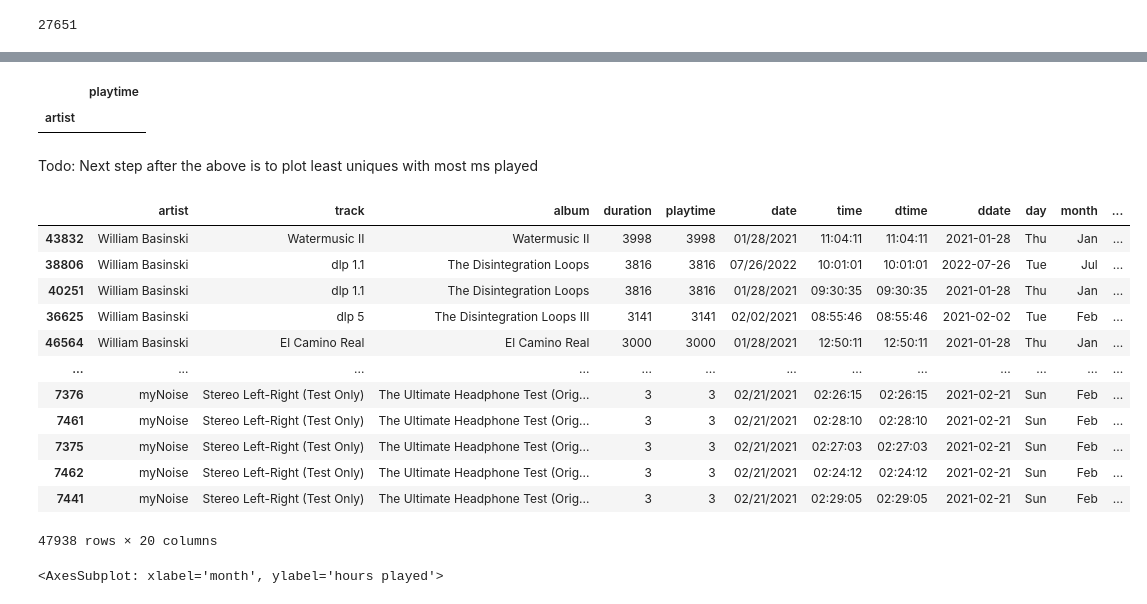
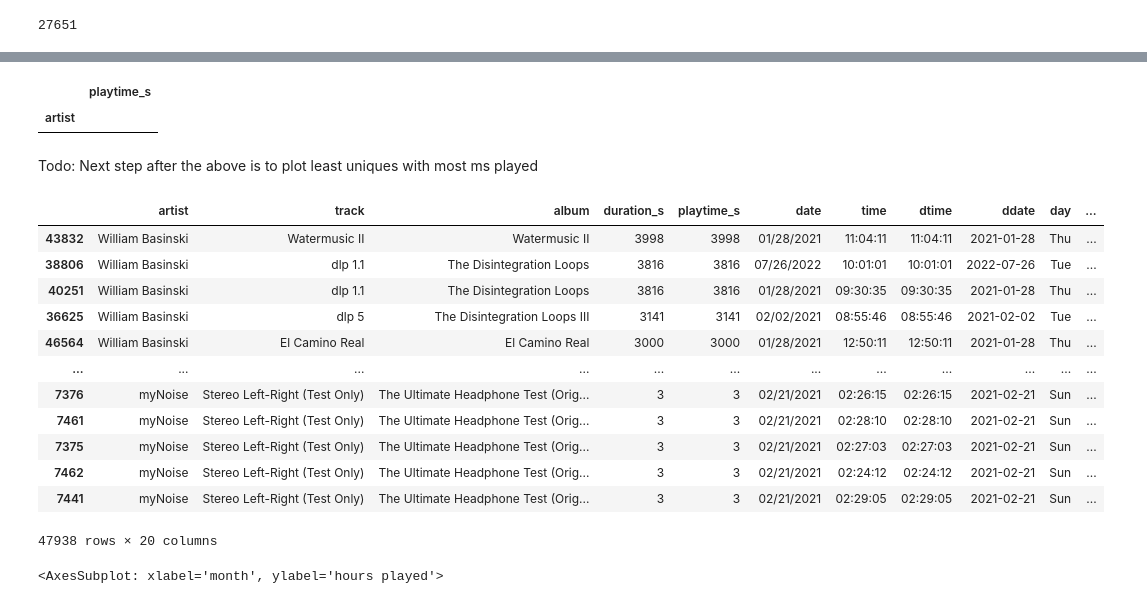
Before and after one commit to mmmuir/CL_DA2, a Jupyter notebook: spotipy_analysis.ipynb, the cells around one changed output, grey strips where cells are left out. Cells and saved outputs as stored; diff of their text form; code cells hidden in the pictures.

```diff
--- a/spotipy_analysis.ipynb
+++ b/spotipy_analysis.ipynb
@@ -381,8 +381,8 @@ Name: playtime, Length: 4193, dtype: int64
 # %%
 # Artists with 10 or less songs played that I've heard more than an hour of. Indicative of artists I should explore more of.
-pivot_artist_time.query("playtime > 3600000").query("artist in @unique_export")
+pivot_artist_time.query("playtime_s > 3600000").query("artist in @unique_export")
 # %% [output]
-|  | playtime |
+|  | playtime_s |
 | artist |  |
 # %% [markdown]
 Todo: Next step after the above is to plot least uniques with most ms played
@@ -400,19 +400,19 @@ pivot_artist_time["playtime"] = pivot_artist_time["playtime"].apply(format_td)
 # %%
 # Show longest songs
-no_skip_df.sort_values(by="playtime", axis=0, ascending=False)
+no_skip_df.sort_values(by="playtime_s", axis=0, ascending=False)
 # %% [output]
-|  | artist | track | album | duration | playtime | date | time | dtime | ddate | day | month | ... |
-| 43832 | William Basinski | Watermusic II | Watermusic II | 3998 | 3998 | 01/28/2021 | 11:04:11 | 11:04:11 | 2021-01-28 | Thu | Jan | ... |
-| 38806 | William Basinski | dlp 1.1 | The Disintegration Loops | 3816 | 3816 | 07/26/2022 | 10:01:01 | 10:01:01 | 2022-07-26 | Tue | Jul | ... |
-| 40251 | William Basinski | dlp 1.1 | The Disintegration Loops | 3816 | 3816 | 01/28/2021 | 09:30:35 | 09:30:35 | 2021-01-28 | Thu | Jan | ... |
-| 36625 | William Basinski | dlp 5 | The Disintegration Loops III | 3141 | 3141 | 02/02/2021 | 08:55:46 | 08:55:46 | 2021-02-02 | Tue | Feb | ... |
-| 46564 | William Basinski | El Camino Real | El Camino Real | 3000 | 3000 | 01/28/2021 | 12:50:11 | 12:50:11 | 2021-01-28 | Thu | Jan | ... |
-| ... | ... | ... | ... | ... | ... | ... | ... | ... | ... | ... | ... | ... |
-| 7376 | myNoise | Stereo Left-Right (Test Only) | The Ultimate Headphone Test (Orig... | 3 | 3 | 02/21/2021 | 02:26:15 | 02:26:15 | 2021-02-21 | Sun | Feb | ... |
-| 7461 | myNoise | Stereo Left-Right (Test Only) | The Ultimate Headphone Test (Orig... | 3 | 3 | 02/21/2021 | 02:28:10 | 02:28:10 | 2021-02-21 | Sun | Feb | ... |
-| 7375 | myNoise | Stereo Left-Right (Test Only) | The Ultimate Headphone Test (Orig... | 3 | 3 | 02/21/2021 | 02:27:03 | 02:27:03 | 2021-02-21 | Sun | Feb | ... |
-| 7462 | myNoise | Stereo Left-Right (Test Only) | The Ultimate Headphone Test (Orig... | 3 | 3 | 02/21/2021 | 02:24:12 | 02:24:12 | 2021-02-21 | Sun | Feb | ... |
-| 7441 | myNoise | Stereo Left-Right (Test Only) | The Ultimate Headphone Test (Orig... | 3 | 3 | 02/21/2021 | 02:29:05 | 02:29:05 | 2021-02-21 | Sun | Feb | ... |
+|  | artist | track | album | duration_s | playtime_s | date | time | dtime | ddate | day | ... |
+| 43832 | William Basinski | Watermusic II | Watermusic II | 3998 | 3998 | 01/28/2021 | 11:04:11 | 11:04:11 | 2021-01-28 | Thu | ... |
+| 38806 | William Basinski | dlp 1.1 | The Disintegration Loops | 3816 | 3816 | 07/26/2022 | 10:01:01 | 10:01:01 | 2022-07-26 | Tue | ... |
+| 40251 | William Basinski | dlp 1.1 | The Disintegration Loops | 3816 | 3816 | 01/28/2021 | 09:30:35 | 09:30:35 | 2021-01-28 | Thu | ... |
+| 36625 | William Basinski | dlp 5 | The Disintegration Loops III | 3141 | 3141 | 02/02/2021 | 08:55:46 | 08:55:46 | 2021-02-02 | Tue | ... |
+| 46564 | William Basinski | El Camino Real | El Camino Real | 3000 | 3000 | 01/28/2021 | 12:50:11 | 12:50:11 | 2021-01-28 | Thu | ... |
+| ... | ... | ... | ... | ... | ... | ... | ... | ... | ... | ... | ... |
+| 7376 | myNoise | Stereo Left-Right (Test Only) | The Ultimate Headphone Test (Orig... | 3 | 3 | 02/21/2021 | 02:26:15 | 02:26:15 | 2021-02-21 | Sun | ... |
+| 7461 | myNoise | Stereo Left-Right (Test Only) | The Ultimate Headphone Test (Orig... | 3 | 3 | 02/21/2021 | 02:28:10 | 02:28:10 | 2021-02-21 | Sun | ... |
+| 7375 | myNoise | Stereo Left-Right (Test Only) | The Ultimate Headphone Test (Orig... | 3 | 3 | 02/21/2021 | 02:27:03 | 02:27:03 | 2021-02-21 | Sun | ... |
+| 7462 | myNoise | Stereo Left-Right (Test Only) | The Ultimate Headphone Test (Orig... | 3 | 3 | 02/21/2021 | 02:24:12 | 02:24:12 | 2021-02-21 | Sun | ... |
+| 7441 | myNoise | Stereo Left-Right (Test Only) | The Ultimate Headphone Test (Orig... | 3 | 3 | 02/21/2021 | 02:29:05 | 02:29:05 | 2021-02-21 | Sun | ... |
 47938 rows × 20 columns
 # %%
 # How to control this for missing months? do october 25 2019 thru 2022
```
Also changed, not shown: parts of 31 cells of this notebook, 3 other files.
